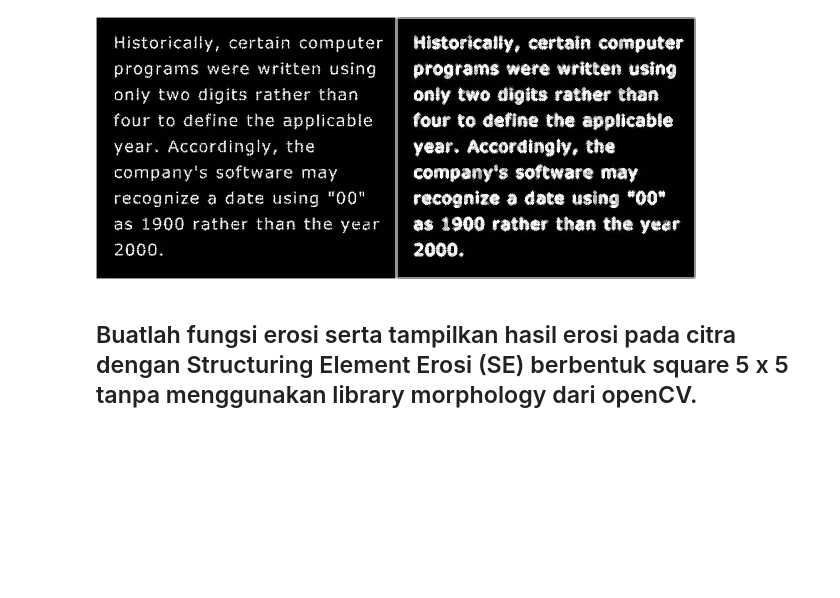
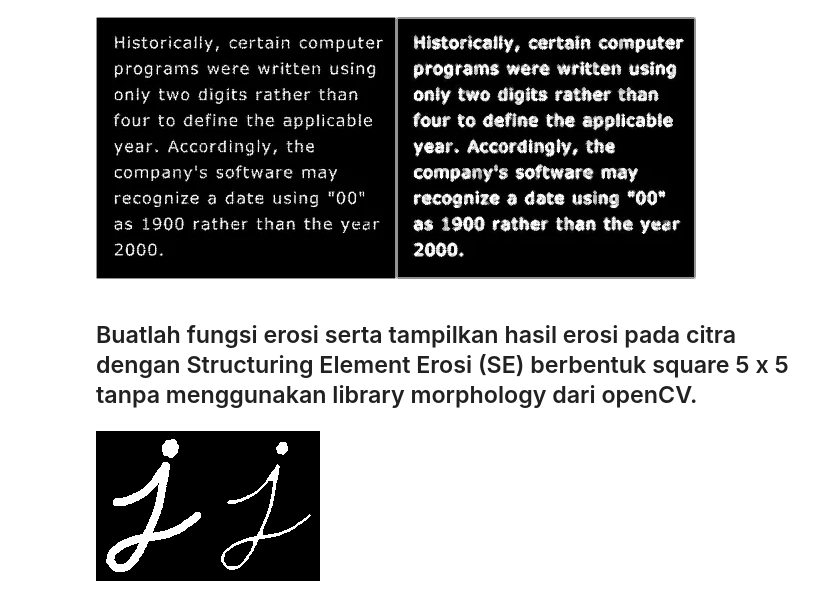
Before and after one commit to AchmadWibawa/PCVK, a Jupyter notebook: Week9.ipynb, the cells around one changed output. Saved outputs shown, nothing was run; the diff lists cells and outputs as text; code cells hidden in the pictures; blank space fills up the shorter version.

```diff
--- a/Week9.ipynb
+++ b/Week9.ipynb
@@ -73,3 +73,22 @@ cv2_imshow(final_frame)
 [figure]
 # %% [markdown]
 ## Buatlah fungsi erosi serta tampilkan hasil erosi pada citra dengan Structuring Element Erosi (SE) berbentuk square 5 x 5 tanpa menggunakan library morphology dari openCV.
+# %%
+# Membaca citra
+img_erosi= cv.imread('/content/drive/MyDrive/PCVK/Images/j.png', cv.IMREAD_GRAYSCALE)
+# %%
+m,n= img_erosi.shape
+k=5
+SE= np.ones((k,k), dtype=np.uint8)
+constant= (k-1)//2
+result_erosi= np.zeros((m,n), dtype=np.uint8)
+for i in range(constant, m-constant):
+  for j in range(constant,n-constant):
+    temp= img_erosi[i-constant:i+constant+1, j-constant:j+constant+1]
+    product= temp*SE
+    result_erosi[i,j]= np.min(product)
+# %%
+final_frame3 = cv.hconcat((img_erosi, result_erosi))
+cv2_imshow(final_frame3)
+# %% [output]
+[figure, added]
```
Also changed, not shown: parts of 24 cells of this notebook.
